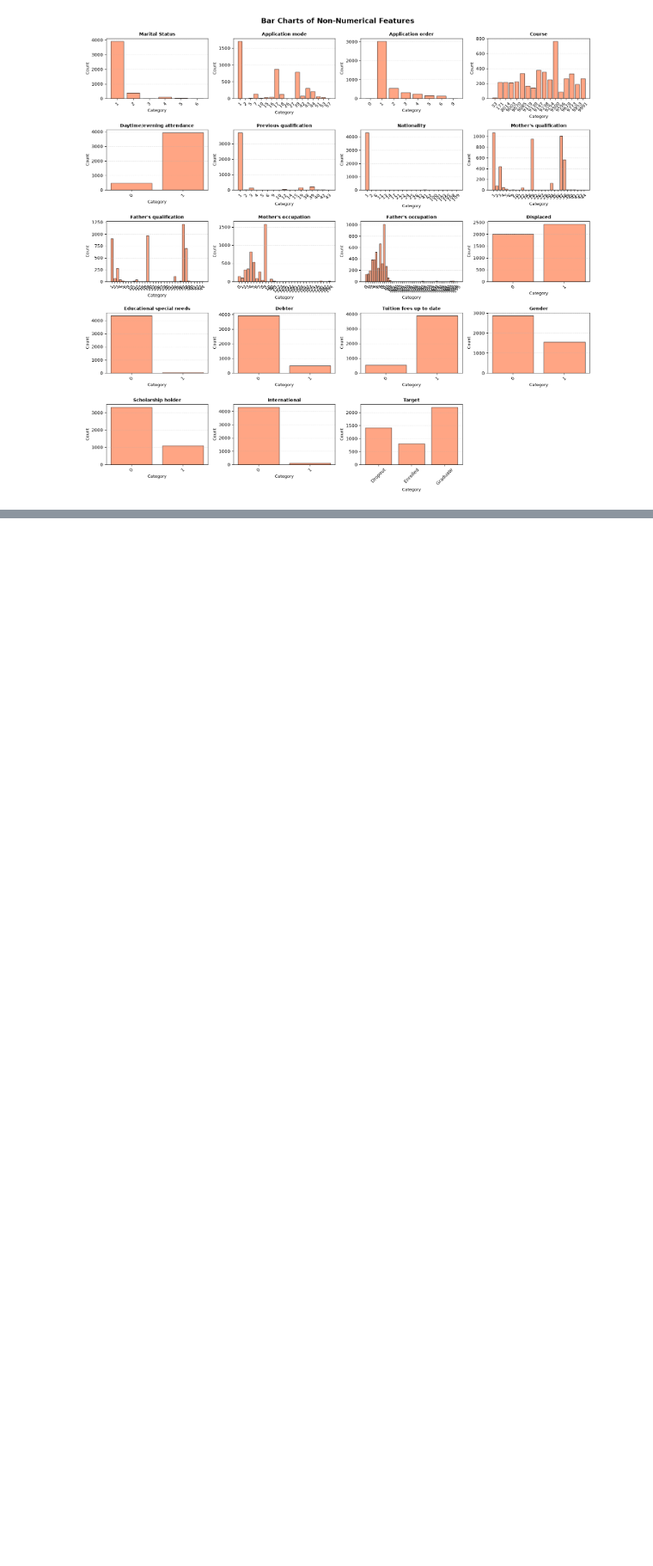
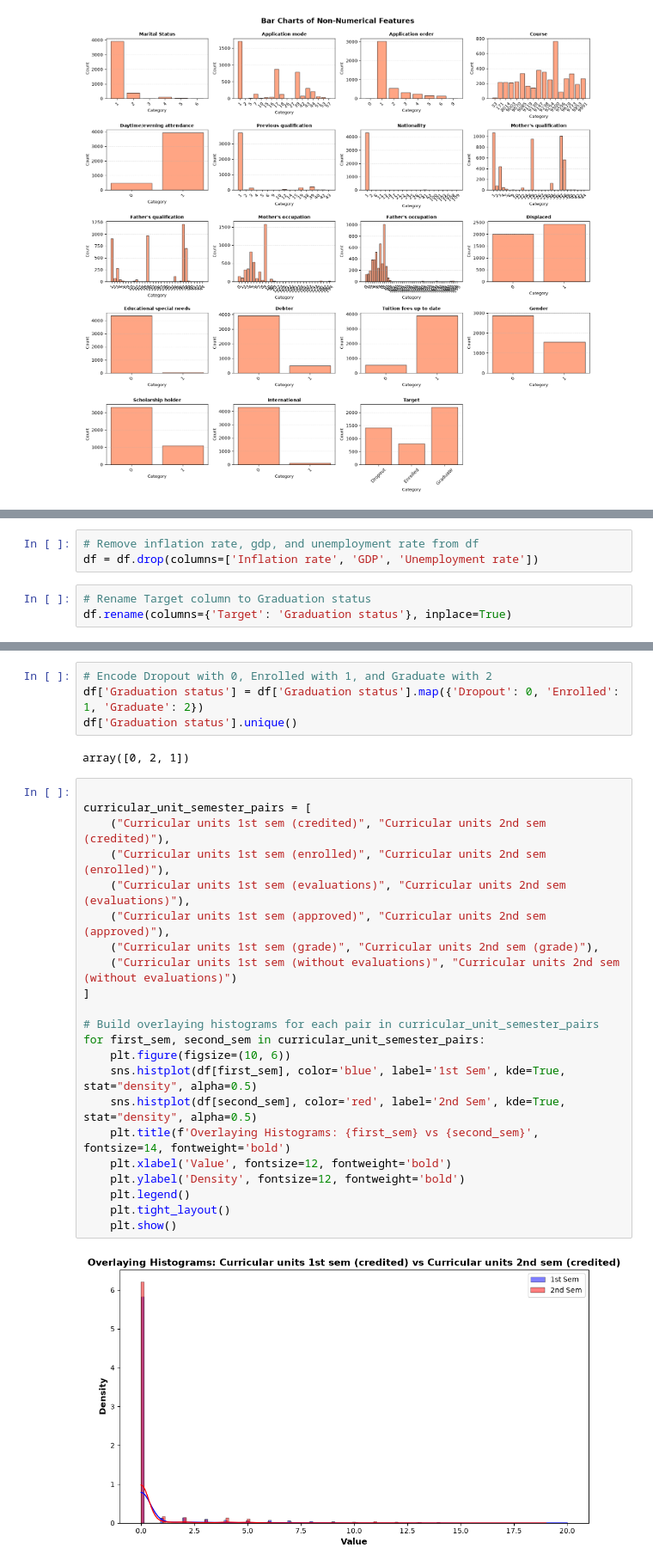
Before and after one commit to Petterluring/4dt912-project, a Jupyter notebook: research/notebooks/dataset_exploration.ipynb, the cells around one changed output, grey strips where cells are left out. Shown at 86% size. Saved outputs shown, nothing was run; the diff lists cells and outputs as text; blank space fills up the shorter version.

```diff
--- a/research/notebooks/dataset_exploration.ipynb
+++ b/research/notebooks/dataset_exploration.ipynb
@@ -203,0 +213,6 @@ plt.show()
+# %%
+# Remove inflation rate, gdp, and unemployment rate from df
+df = df.drop(columns=['Inflation rate', 'GDP', 'Unemployment rate'])
+# %%
+# Rename Target column to Graduation status
+df.rename(columns={'Target': 'Graduation status'}, inplace=True)
@@ -203,0 +229,30 @@ plt.show()
+# %%
+# Encode Dropout with 0, Enrolled with 1, and Graduate with 2
+df['Graduation status'] = df['Graduation status'].map({'Dropout': 0, 'Enrolled': 1, 'Graduate': 2})
+df['Graduation status'].unique()
+# %% [output]
+array([0, 2, 1])
+# %%
+
+curricular_unit_semester_pairs = [
+    ("Curricular units 1st sem (credited)", "Curricular units 2nd sem (credited)"),
+    ("Curricular units 1st sem (enrolled)", "Curricular units 2nd sem (enrolled)"),
+    ("Curricular units 1st sem (evaluations)", "Curricular units 2nd sem (evaluations)"),
+    ("Curricular units 1st sem (approved)", "Curricular units 2nd sem (approved)"),
+    ("Curricular units 1st sem (grade)", "Curricular units 2nd sem (grade)"),
+    ("Curricular units 1st sem (without evaluations)", "Curricular units 2nd sem (without evaluations)")
+]
+
+# Build overlaying histograms for each pair in curricular_unit_semester_pairs
+for first_sem, second_sem in curricular_unit_semester_pairs:
+    plt.figure(figsize=(10, 6))
+    sns.histplot(df[first_sem], color='blue', label='1st Sem', kde=True, stat="density", alpha=0.5)
+    sns.histplot(df[second_sem], color='red', label='2nd Sem', kde=True, stat="density", alpha=0.5)
+    plt.title(f'Overlaying Histograms: {first_sem} vs {second_sem}', fontsize=14, fontweight='bold')
+    plt.xlabel('Value', fontsize=12, fontweight='bold')
+    plt.ylabel('Density', fontsize=12, fontweight='bold')
+    plt.legend()
+    plt.tight_layout()
+    plt.show()
+# %% [output]
+[figure, added]
```
Also changed, not shown: parts of 15 cells of this notebook, 5 other files.
